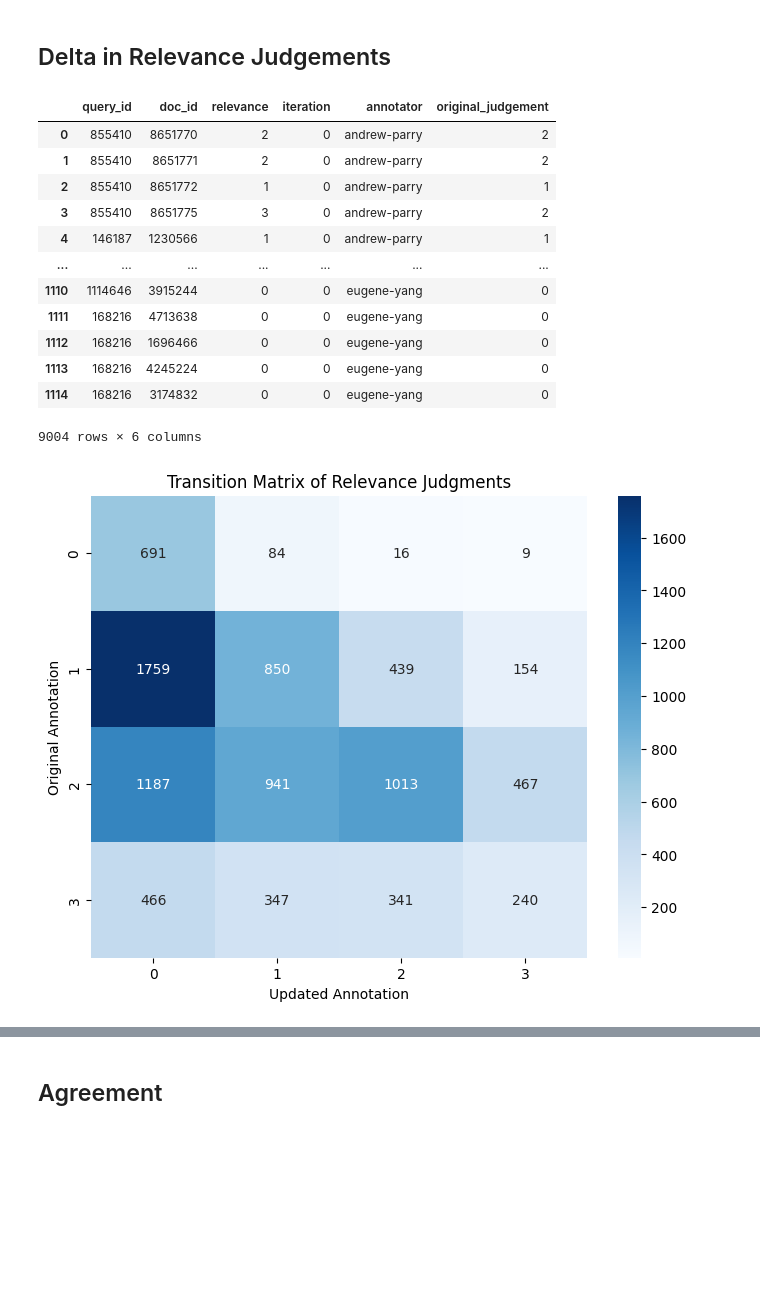
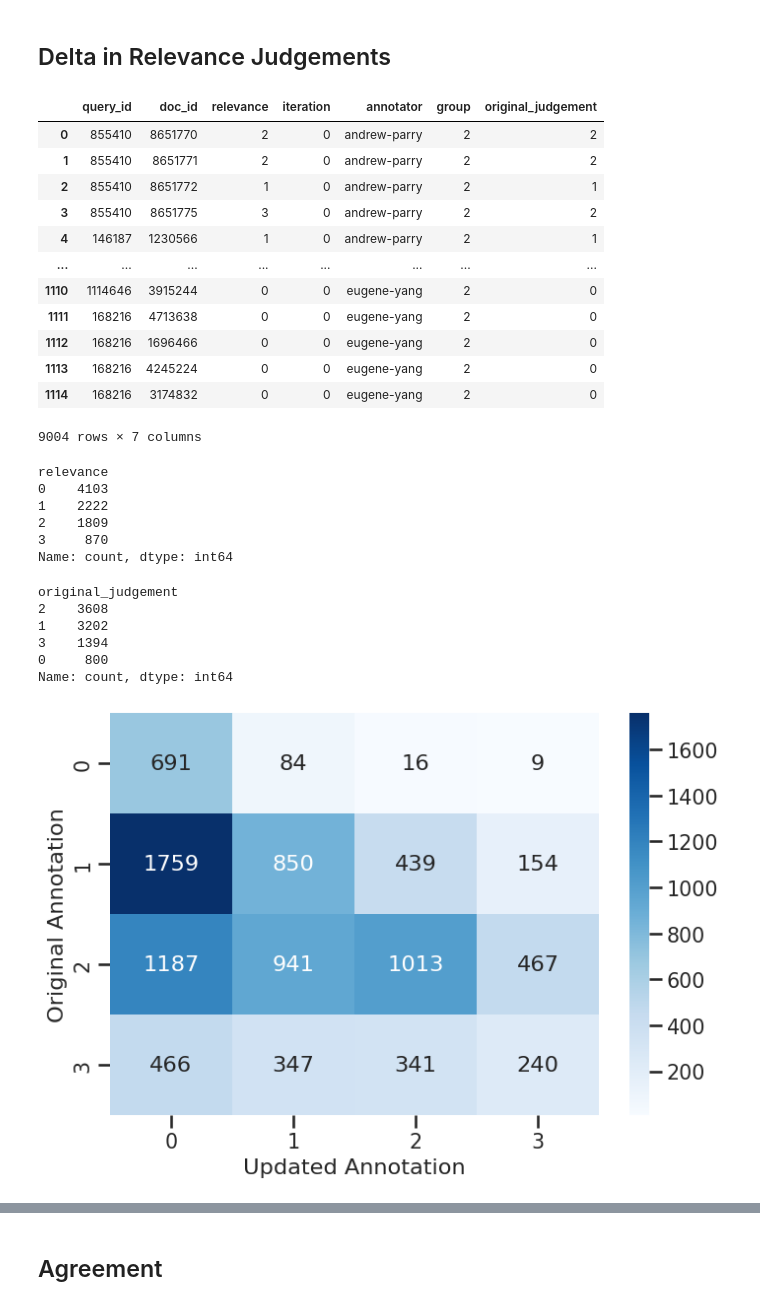
Before and after one commit to Parry-Parry/sigir25-annotation, a Jupyter notebook: analysis/main/statistics.ipynb, the cells around one changed output, grey strips where cells are left out. Cells and saved outputs as stored; diff of their text form; code cells hidden in the pictures; blank space fills up the shorter version.

```diff
--- a/analysis/main/statistics.ipynb
+++ b/analysis/main/statistics.ipynb
@@ -43,6 +43,18 @@ harry-scells-qrels.txt
 saber-zerhoudi-qrels.txt
 sean-macavaney-qrels.txt
 eugene-yang-qrels.txt
+# %%
+group_id_map ={
+    'froebe' : 1,
+    'ferdinand-schlatt' : 1,
+    'andrew-parry' : 2,
+    'eugene-yang' : 2,
+    'guglielmo-faggioli' : 3,
+    'harry-scells' : 3,
+    'saber-zerhoudi' : 4,
+    'sean-macavaney' : 4
+}
+all_qrels['group'] = all_qrels['annotator'].map(group_id_map)
 # %%
 all_comments = []
 for file in os.listdir(annotation_directory):
@@ -96,32 +108,53 @@ all_qrels['original_judgement'] = all_qrels.apply(lambda x : original_lookup[x.q
 # %%
 all_qrels
 # %% [output]
-|  | query_id | doc_id | relevance | iteration | annotator | original_judgement |
-| 0 | 855410 | 8651770 | 2 | 0 | andrew-parry | 2 |
-| 1 | 855410 | 8651771 | 2 | 0 | andrew-parry | 2 |
-| 2 | 855410 | 8651772 | 1 | 0 | andrew-parry | 1 |
-| 3 | 855410 | 8651775 | 3 | 0 | andrew-parry | 2 |
-| 4 | 146187 | 1230566 | 1 | 0 | andrew-parry | 1 |
-| ... | ... | ... | ... | ... | ... | ... |
-| 1110 | 1114646 | 3915244 | 0 | 0 | eugene-yang | 0 |
-| 1111 | 168216 | 4713638 | 0 | 0 | eugene-yang | 0 |
-| 1112 | 168216 | 1696466 | 0 | 0 | eugene-yang | 0 |
-| 1113 | 168216 | 4245224 | 0 | 0 | eugene-yang | 0 |
-| 1114 | 168216 | 3174832 | 0 | 0 | eugene-yang | 0 |
+|  | query_id | doc_id | relevance | iteration | annotator | group | original_judgement |
+| 0 | 855410 | 8651770 | 2 | 0 | andrew-parry | 2 | 2 |
+| 1 | 855410 | 8651771 | 2 | 0 | andrew-parry | 2 | 2 |
+| 2 | 855410 | 8651772 | 1 | 0 | andrew-parry | 2 | 1 |
+| 3 | 855410 | 8651775 | 3 | 0 | andrew-parry | 2 | 2 |
+| 4 | 146187 | 1230566 | 1 | 0 | andrew-parry | 2 | 1 |
+| ... | ... | ... | ... | ... | ... | ... | ... |
+| 1110 | 1114646 | 3915244 | 0 | 0 | eugene-yang | 2 | 0 |
+| 1111 | 168216 | 4713638 | 0 | 0 | eugene-yang | 2 | 0 |
+| 1112 | 168216 | 1696466 | 0 | 0 | eugene-yang | 2 | 0 |
+| 1113 | 168216 | 4245224 | 0 | 0 | eugene-yang | 2 | 0 |
+| 1114 | 168216 | 3174832 | 0 | 0 | eugene-yang | 2 | 0 |
-9004 rows × 6 columns
+9004 rows × 7 columns
+# %%
+all_qrels.relevance.value_counts()
+# %% [output]
+relevance
+0    4103
+1    2222
+2    1809
+3     870
+Name: count, dtype: int64
+# %%
+all_qrels.original_judgement.value_counts()
+# %% [output]
+original_judgement
+2    3608
+1    3202
+3    1394
+0     800
+Name: count, dtype: int64
 # %%
 # Create a cross-tab (transition matrix) between original and updated relevance grades
+sns.set_context("talk", font_scale=0.9)
+sns.set_style("ticks")
 transition_matrix = pd.crosstab(all_qrels['original_judgement'], all_qrels['relevance'])
 
 # Plotting the transition matrix using a heatmap
 plt.figure(figsize=(8, 6))
 sns.heatmap(transition_matrix, annot=True, cmap='Blues', fmt='d')
-plt.title('Transition Matrix of Relevance Judgments')
+plt.subplots_adjust(bottom=0.2)
 plt.xlabel('Updated Annotation')
 plt.ylabel('Original Annotation')
+plt.savefig('plots/grade_transition.svg', format='svg')
 plt.show()
 # %% [output]
-[figure, old version]
+[figure, new version]
 # %%
 
 # Get unique annotators
```
Also changed, not shown: parts of 8 cells of this notebook, 20 other files.
